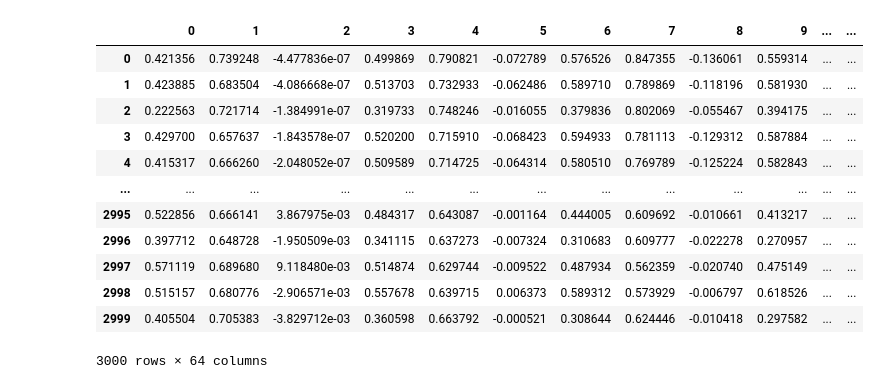
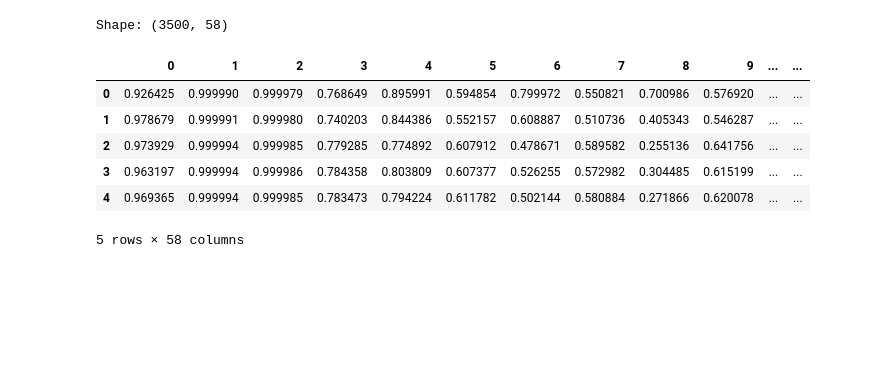
Before and after one commit to phunh1901/hand-gesture-recognition, a Jupyter notebook: notebooks/model_training.ipynb, the cells around one changed output. Saved outputs shown, nothing was run; the diff lists cells and outputs as text; code cells hidden in the pictures; blank space fills up the shorter version.

```diff
--- a/notebooks/model_training.ipynb
+++ b/notebooks/model_training.ipynb
@@ -10,18 +13,14 @@ import numpy as np
 # %%
-df = pd.read_csv('../data/dataset.csv')
-df.columns = [i for i in range(df.shape[1])]
-df
+df = pd.read_csv("../data/dataset.csv")
+
+print("Shape:", df.shape)
+df.head()
 # %% [output]
+Shape: (3500, 58)
 |  | 0 | 1 | 2 | 3 | 4 | 5 | 6 | 7 | 8 | 9 | ... | ... |
-| 0 | 0.421356 | 0.739248 | -4.477836e-07 | 0.499869 | 0.790821 | -0.072789 | 0.576526 | 0.847355 | -0.136061 | 0.559314 | ... | ... |
-| 1 | 0.423885 | 0.683504 | -4.086668e-07 | 0.513703 | 0.732933 | -0.062486 | 0.589710 | 0.789869 | -0.118196 | 0.581930 | ... | ... |
-| 2 | 0.222563 | 0.721714 | -1.384991e-07 | 0.319733 | 0.748246 | -0.016055 | 0.379836 | 0.802069 | -0.055467 | 0.394175 | ... | ... |
-| 3 | 0.429700 | 0.657637 | -1.843578e-07 | 0.520200 | 0.715910 | -0.068423 | 0.594933 | 0.781113 | -0.129312 | 0.587884 | ... | ... |
-| 4 | 0.415317 | 0.666260 | -2.048052e-07 | 0.509589 | 0.714725 | -0.064314 | 0.580510 | 0.769789 | -0.125224 | 0.582843 | ... | ... |
-| ... | ... | ... | ... | ... | ... | ... | ... | ... | ... | ... | ... | ... |
-| 2995 | 0.522856 | 0.666141 | 3.867975e-03 | 0.484317 | 0.643087 | -0.001164 | 0.444005 | 0.609692 | -0.010661 | 0.413217 | ... | ... |
-| 2996 | 0.397712 | 0.648728 | -1.950509e-03 | 0.341115 | 0.637273 | -0.007324 | 0.310683 | 0.609777 | -0.022278 | 0.270957 | ... | ... |
-| 2997 | 0.571119 | 0.689680 | 9.118480e-03 | 0.514874 | 0.629744 | -0.009522 | 0.487934 | 0.562359 | -0.020740 | 0.475149 | ... | ... |
-| 2998 | 0.515157 | 0.680776 | -2.906571e-03 | 0.557678 | 0.639715 | 0.006373 | 0.589312 | 0.573929 | -0.006797 | 0.618526 | ... | ... |
-| 2999 | 0.405504 | 0.705383 | -3.829712e-03 | 0.360598 | 0.663792 | -0.000521 | 0.308644 | 0.624446 | -0.010418 | 0.297582 | ... | ... |
+| 0 | 0.926425 | 0.999990 | 0.999979 | 0.768649 | 0.895991 | 0.594854 | 0.799972 | 0.550821 | 0.700986 | 0.576920 | ... | ... |
+| 1 | 0.978679 | 0.999991 | 0.999980 | 0.740203 | 0.844386 | 0.552157 | 0.608887 | 0.510736 | 0.405343 | 0.546287 | ... | ... |
+| 2 | 0.973929 | 0.999994 | 0.999985 | 0.779285 | 0.774892 | 0.607912 | 0.478671 | 0.589582 | 0.255136 | 0.641756 | ... | ... |
+| 3 | 0.963197 | 0.999994 | 0.999986 | 0.784358 | 0.803809 | 0.607377 | 0.526255 | 0.572982 | 0.304485 | 0.615199 | ... | ... |
+| 4 | 0.969365 | 0.999994 | 0.999985 | 0.783473 | 0.794224 | 0.611782 | 0.502144 | 0.580884 | 0.271866 | 0.620078 | ... | ... |
-3000 rows × 64 columns
+5 rows × 58 columns
```
Also changed, not shown: parts of 17 cells of this notebook.
